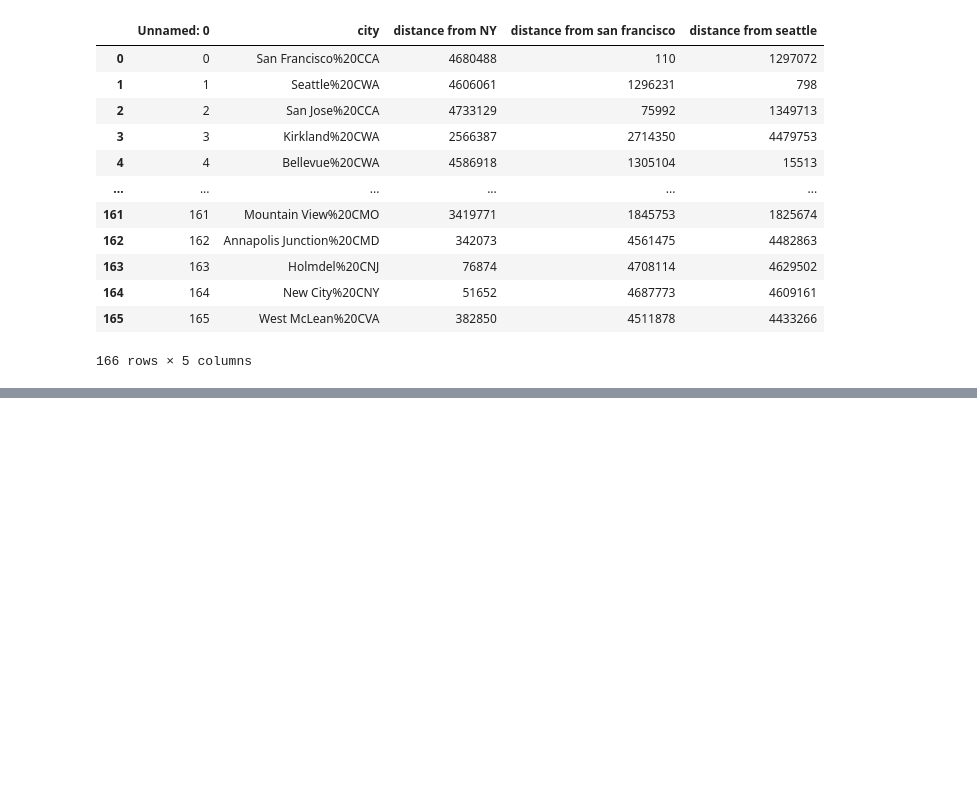
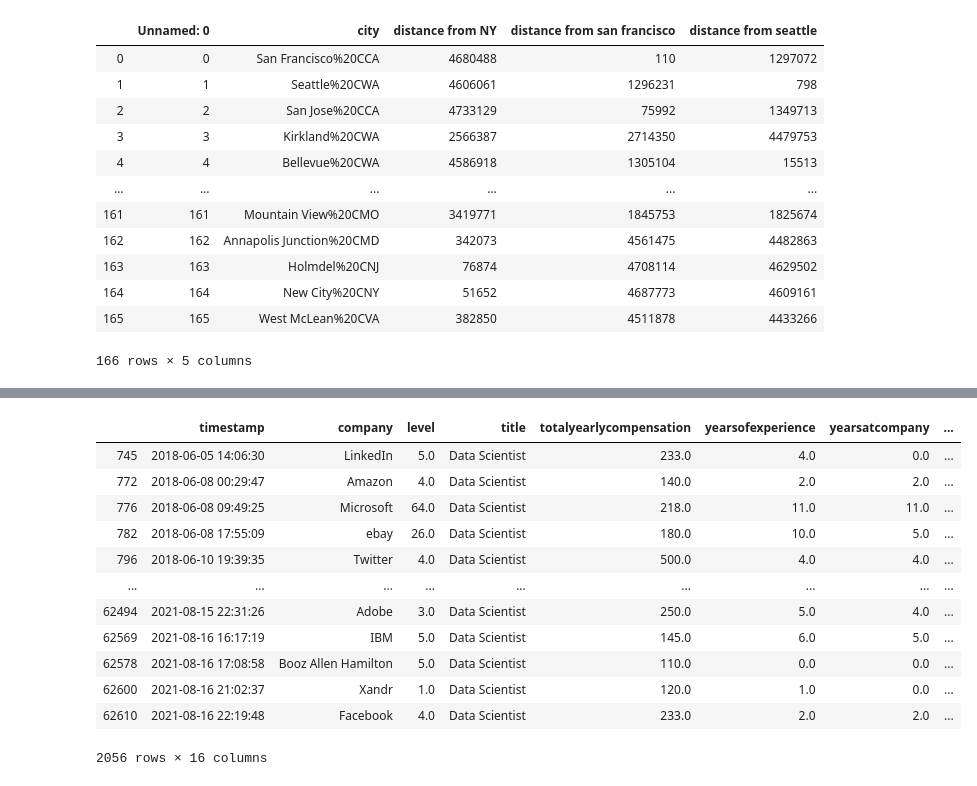
Before and after one commit to ArielleEagan/Final-project, a Jupyter notebook: Data Cleaning and Exploration.ipynb, the cells around one changed output, grey strips where cells are left out. Saved outputs shown, nothing was run; the diff lists cells and outputs as text; code cells hidden in the pictures; blank space fills up the shorter version.

Commit message:
Cleaned stocks and bonus column

```diff
--- a/Data Cleaning and Exploration.ipynb
+++ b/Data Cleaning and Exploration.ipynb
@@ -379,2 +393,34 @@ us_df
+# %%
+x=[]
+y=[]
+for idx, row in us_df.iterrows():
+    if row['stockgrantvalue']>row['totalyearlycompensation']:
+        x.append(row['stockgrantvalue']/1000)
+    else:
+        x.append(row['stockgrantvalue'])
+
+    if row['bonus']>row['totalyearlycompensation']:
+        y.append(row['bonus']/1000)
+    else:
+        y.append(row['bonus'])
+
+us_df['bonus']=y
+us_df['stockgrantvalue']=x
+# %%
+us_df
+# %% [output]
+|  | timestamp | company | level | title | totalyearlycompensation | yearsofexperience | yearsatcompany | ... |
+| 745 | 2018-06-05 14:06:30 | LinkedIn | 5.0 | Data Scientist | 233.0 | 4.0 | 0.0 | ... |
+| 772 | 2018-06-08 00:29:47 | Amazon | 4.0 | Data Scientist | 140.0 | 2.0 | 2.0 | ... |
+| 776 | 2018-06-08 09:49:25 | Microsoft | 64.0 | Data Scientist | 218.0 | 11.0 | 11.0 | ... |
+| 782 | 2018-06-08 17:55:09 | ebay | 26.0 | Data Scientist | 180.0 | 10.0 | 5.0 | ... |
+| 796 | 2018-06-10 19:39:35 | Twitter | 4.0 | Data Scientist | 500.0 | 4.0 | 4.0 | ... |
+| ... | ... | ... | ... | ... | ... | ... | ... | ... |
+| 62494 | 2021-08-15 22:31:26 | Adobe | 3.0 | Data Scientist | 250.0 | 5.0 | 4.0 | ... |
+| 62569 | 2021-08-16 16:17:19 | IBM | 5.0 | Data Scientist | 145.0 | 6.0 | 5.0 | ... |
+| 62578 | 2021-08-16 17:08:58 | Booz Allen Hamilton | 5.0 | Data Scientist | 110.0 | 0.0 | 0.0 | ... |
+| 62600 | 2021-08-16 21:02:37 | Xandr | 1.0 | Data Scientist | 120.0 | 1.0 | 0.0 | ... |
+| 62610 | 2021-08-16 22:19:48 | Facebook | 4.0 | Data Scientist | 233.0 | 2.0 | 2.0 | ... |
+2056 rows × 16 columns
 # %%
 us_df.to_csv("salaries_modified.csv")
```
Also changed, not shown: parts of 11 cells of this notebook, 2 other files.
